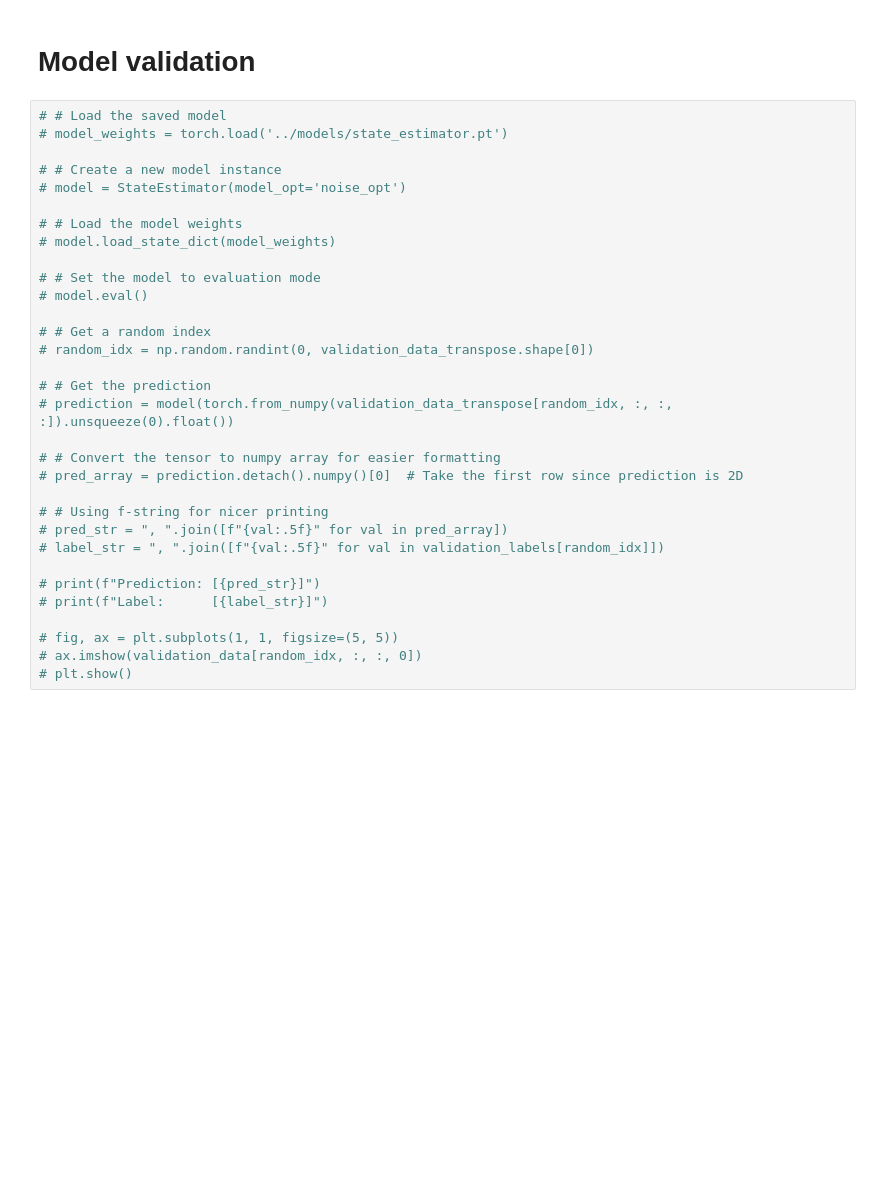
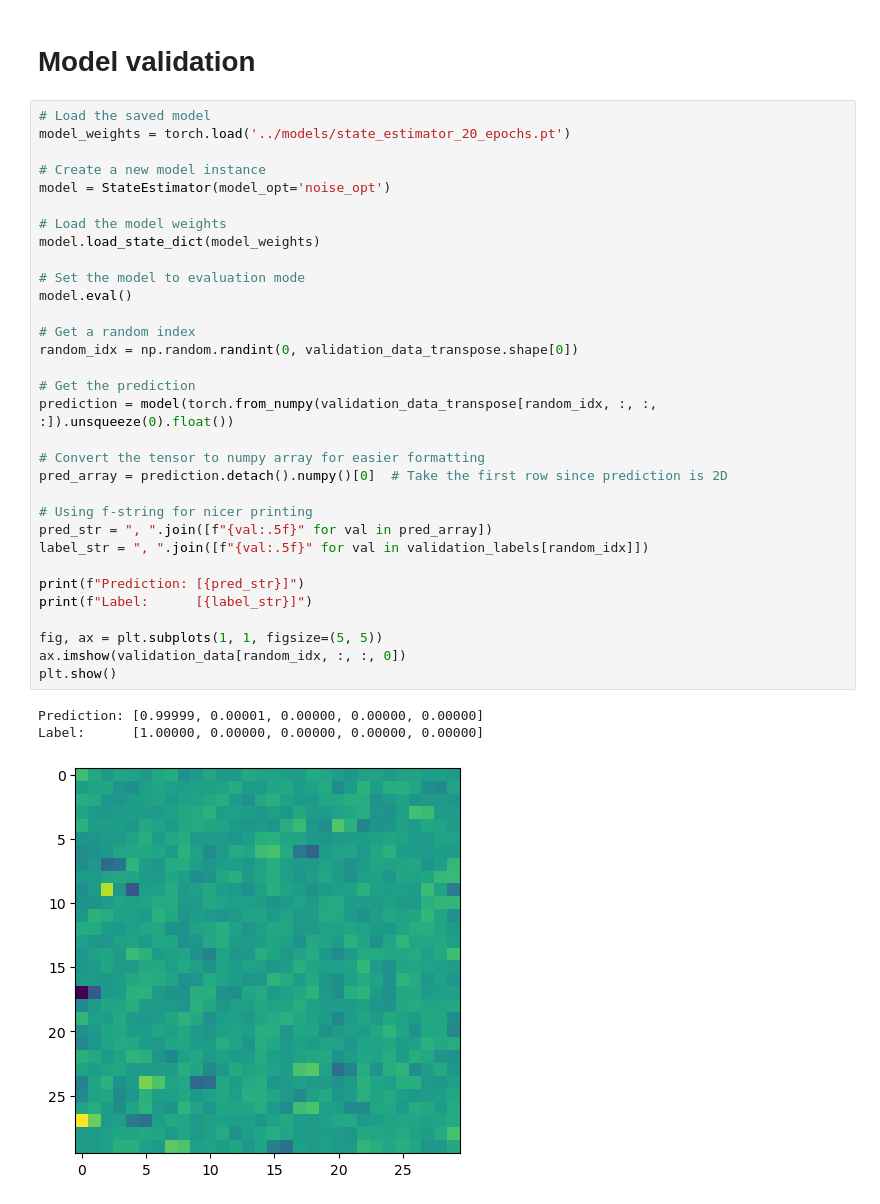
Before and after one commit to equal1/colibri, a Jupyter notebook: notebooks/1-rbals-train-regime-classification.ipynb, the cells around one changed output. Saved outputs shown, nothing was run; the diff lists cells and outputs as text; blank space fills up the shorter version.

```diff
--- a/notebooks/1-rbals-train-regime-classification.ipynb
+++ b/notebooks/1-rbals-train-regime-classification.ipynb
@@ -238,35 +240,39 @@ plt.show()
 # %% [markdown]
 # Model validation
 # %%
-# # Load the saved model
-# model_weights = torch.load('../models/state_estimator.pt')
+# Load the saved model
+model_weights = torch.load('../models/state_estimator_20_epochs.pt')
 
-# # Create a new model instance
-# model = StateEstimator(model_opt='noise_opt')
+# Create a new model instance
+model = StateEstimator(model_opt='noise_opt')
 
-# # Load the model weights
-# model.load_state_dict(model_weights)
+# Load the model weights
+model.load_state_dict(model_weights)
 
-# # Set the model to evaluation mode
-# model.eval()
+# Set the model to evaluation mode
+model.eval()
 
-# # Get a random index
-# random_idx = np.random.randint(0, validation_data_transpose.shape[0])
+# Get a random index
+random_idx = np.random.randint(0, validation_data_transpose.shape[0])
 
-# # Get the prediction
-# prediction = model(torch.from_numpy(validation_data_transpose[random_idx, :, :, :]).unsqueeze(0).float())
+# Get the prediction
+prediction = model(torch.from_numpy(validation_data_transpose[random_idx, :, :, :]).unsqueeze(0).float())
 
-# # Convert the tensor to numpy array for easier formatting
-# pred_array = prediction.detach().numpy()[0]  # Take the first row since prediction is 2D
+# Convert the tensor to numpy array for easier formatting
+pred_array = prediction.detach().numpy()[0]  # Take the first row since prediction is 2D
 
-# # Using f-string for nicer printing
-# pred_str = ", ".join([f"{val:.5f}" for val in pred_array])
-# label_str = ", ".join([f"{val:.5f}" for val in validation_labels[random_idx]])
+# Using f-string for nicer printing
+pred_str = ", ".join([f"{val:.5f}" for val in pred_array])
+label_str = ", ".join([f"{val:.5f}" for val in validation_labels[random_idx]])
 
-# print(f"Prediction: [{pred_str}]")
-# print(f"Label:      [{label_str}]")
+print(f"Prediction: [{pred_str}]")
+print(f"Label:      [{label_str}]")
 
-# fig, ax = plt.subplots(1, 1, figsize=(5, 5))
-# ax.imshow(validation_data[random_idx, :, :, 0])
-# plt.show()
+fig, ax = plt.subplots(1, 1, figsize=(5, 5))
+ax.imshow(validation_data[random_idx, :, :, 0])
+plt.show()
+# %% [output]
+Prediction: [0.99999, 0.00001, 0.00000, 0.00000, 0.00000]
+Label:      [1.00000, 0.00000, 0.00000, 0.00000, 0.00000]
+[figure, added]
 # %%
```
Also changed, not shown: parts of 3 cells of this notebook.
